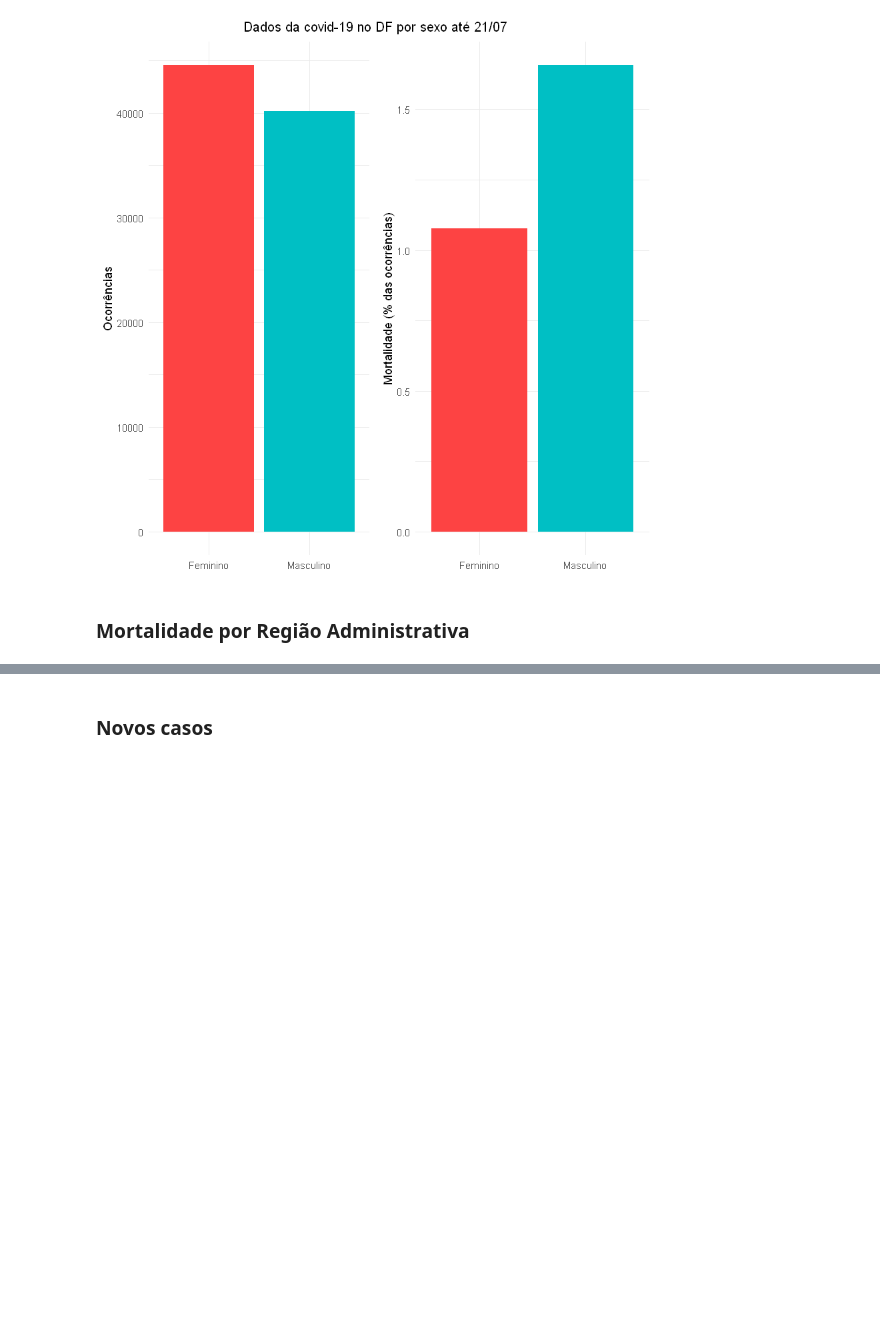
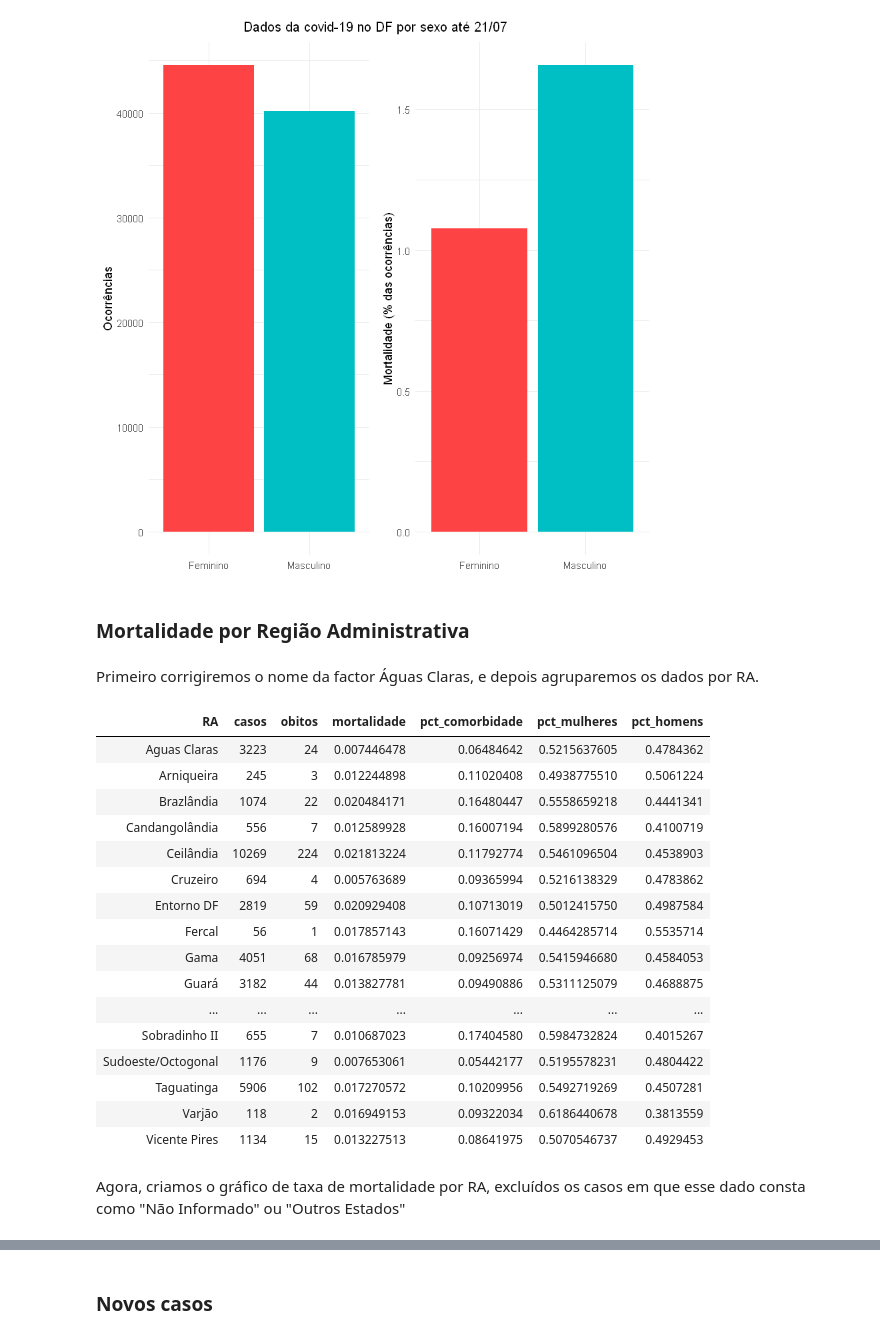
Before and after one commit to rstuckert3/covid_df, a Jupyter notebook: covid_notebook.ipynb, the cells around one changed output, grey strips where cells are left out. Cells and saved outputs as stored; diff of their text form; code cells hidden in the pictures; blank space fills up the shorter version.

```diff
--- a/covid_notebook.ipynb
+++ b/covid_notebook.ipynb
@@ -249,4 +244,46 @@ grid.arrange(s1, s2, nrow=1,
 [figure]
 # %% [markdown]
 ### Mortalidade por Região Administrativa
+# %% [markdown]
+Primeiro corrigiremos o nome da factor Águas Claras, e depois agruparemos os dados por RA.
+# %%
+# Retira o acento de "Águas Claras", para evitar problemas com ordem alfabética
+df <- df %>%
+  mutate(RA = ifelse(RA == "Águas Claras", "Aguas Claras", RA),
+         RA = as.factor(RA)
+        )
+
+# Agrupa os dados por RA
+grouped_by_RA <- df %>%
+  group_by(RA) %>%
+  summarise(casos = n(),
+            obitos = sum(Obito == "Sim"),
+            mortalidade = obitos / casos,
+            pct_comorbidade = sum(Comorbidade == 1) / casos,
+            pct_mulheres = sum(Sexo == "Feminino")/casos,
+            pct_homens = 1 - pct_mulheres
+            )
+
+# Estatísticas
+grouped_by_RA
+# %% [output]
+| RA | casos | obitos | mortalidade | pct_comorbidade | pct_mulheres | pct_homens |
+| Aguas Claras | 3223 | 24 | 0.007446478 | 0.06484642 | 0.5215637605 | 0.4784362 |
+| Arniqueira | 245 | 3 | 0.012244898 | 0.11020408 | 0.4938775510 | 0.5061224 |
+| Brazlândia | 1074 | 22 | 0.020484171 | 0.16480447 | 0.5558659218 | 0.4441341 |
+| Candangolândia | 556 | 7 | 0.012589928 | 0.16007194 | 0.5899280576 | 0.4100719 |
+| Ceilândia | 10269 | 224 | 0.021813224 | 0.11792774 | 0.5461096504 | 0.4538903 |
+| Cruzeiro | 694 | 4 | 0.005763689 | 0.09365994 | 0.5216138329 | 0.4783862 |
+| Entorno DF | 2819 | 59 | 0.020929408 | 0.10713019 | 0.5012415750 | 0.4987584 |
+| Fercal | 56 | 1 | 0.017857143 | 0.16071429 | 0.4464285714 | 0.5535714 |
+| Gama | 4051 | 68 | 0.016785979 | 0.09256974 | 0.5415946680 | 0.4584053 |
+| Guará | 3182 | 44 | 0.013827781 | 0.09490886 | 0.5311125079 | 0.4688875 |
+| ... | ... | ... | ... | ... | ... | ... |
+| Sobradinho II | 655 | 7 | 0.010687023 | 0.17404580 | 0.5984732824 | 0.4015267 |
+| Sudoeste/Octogonal | 1176 | 9 | 0.007653061 | 0.05442177 | 0.5195578231 | 0.4804422 |
+| Taguatinga | 5906 | 102 | 0.017270572 | 0.10209956 | 0.5492719269 | 0.4507281 |
+| Varjão | 118 | 2 | 0.016949153 | 0.09322034 | 0.6186440678 | 0.3813559 |
+| Vicente Pires | 1134 | 15 | 0.013227513 | 0.08641975 | 0.5070546737 | 0.4929453 |
+# %% [markdown]
+Agora, criamos o gráfico de taxa de mortalidade por RA, excluídos os casos em que esse dado consta como "Não Informado" ou "Outros Estados"
 # %%
```
Also changed, not shown: parts of 6 cells of this notebook.
